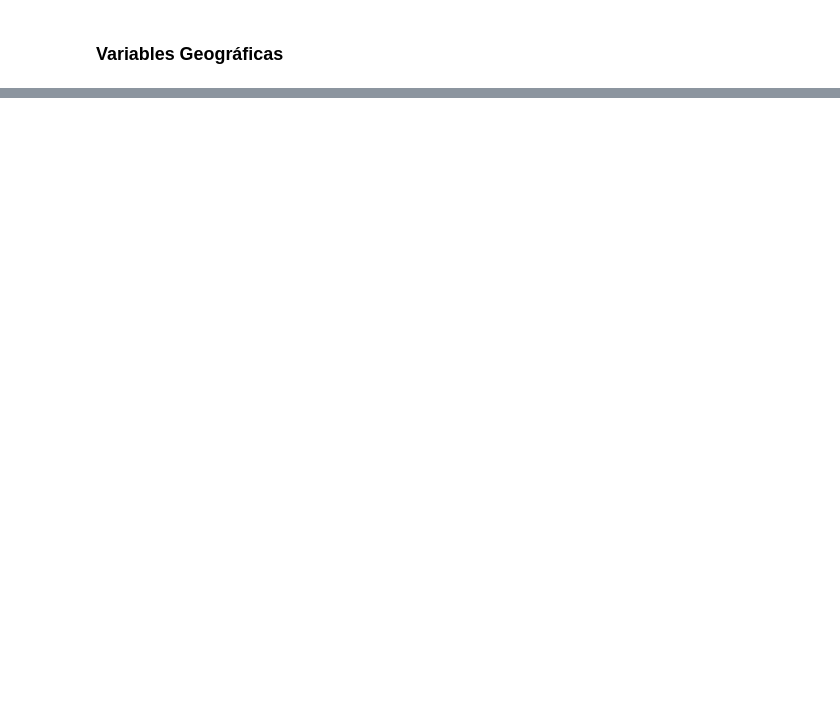
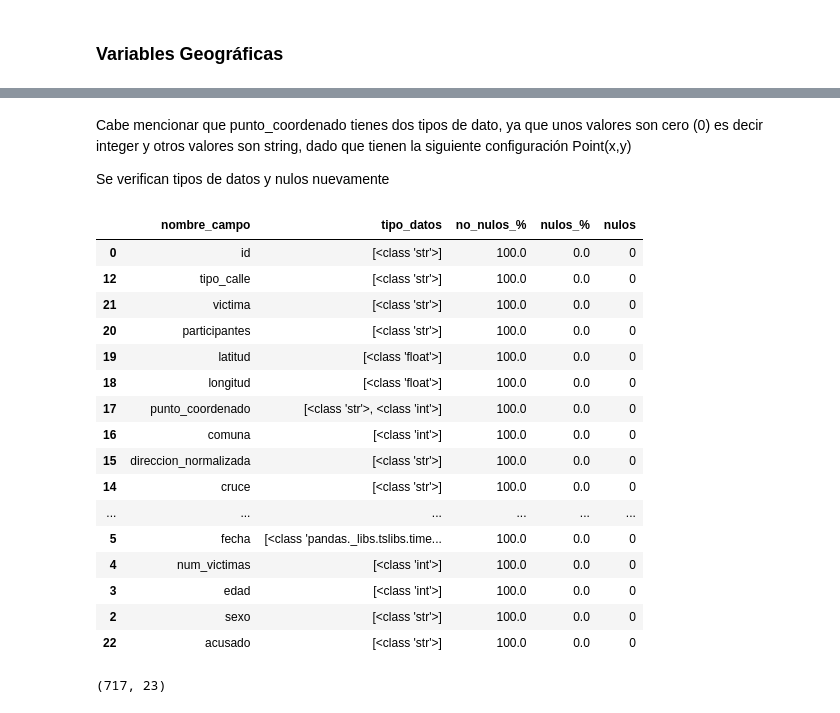
Before and after one commit to Ivan2125/Data-Analytics-Siniestros-Viales, a Jupyter notebook: 01-eda.ipynb, the cells around one changed output, grey strips where cells are left out. Drawn from its saved outputs; the diff is of its cells as text; code cells hidden in the pictures; blank space fills up the shorter version.

```diff
--- a/01-eda.ipynb
+++ b/01-eda.ipynb
@@ -395,0 +706,34 @@ hechos[hechos["id"].isin(["2017-0108", "2020-0063"])]
+# %%
+# Se modifica el tipo de dato para latitud y longitud, dejándolos como tipo float
+
+homicidios["latitud"] = homicidios["latitud"].astype(float)
+homicidios["longitud"] = homicidios["longitud"].astype(float)
+# %% [markdown]
+Cabe mencionar que punto_coordenado tienes dos tipos de dato, ya que unos valores son cero (0) es decir integer y otros valores son string, dado que tienen la siguiente configuración Point(x,y)
+
+Se verifican tipos de datos y nulos nuevamente
+# %%
+utils.verificar_tipo_datos_y_nulos(homicidios)
+# %% [output]
+|  | nombre_campo | tipo_datos | no_nulos_% | nulos_% | nulos |
+| 0 | id | [<class 'str'>] | 100.0 | 0.0 | 0 |
+| 12 | tipo_calle | [<class 'str'>] | 100.0 | 0.0 | 0 |
+| 21 | victima | [<class 'str'>] | 100.0 | 0.0 | 0 |
+| 20 | participantes | [<class 'str'>] | 100.0 | 0.0 | 0 |
+| 19 | latitud | [<class 'float'>] | 100.0 | 0.0 | 0 |
+| 18 | longitud | [<class 'float'>] | 100.0 | 0.0 | 0 |
+| 17 | punto_coordenado | [<class 'str'>, <class 'int'>] | 100.0 | 0.0 | 0 |
+| 16 | comuna | [<class 'int'>] | 100.0 | 0.0 | 0 |
+| 15 | direccion_normalizada | [<class 'str'>] | 100.0 | 0.0 | 0 |
+| 14 | cruce | [<class 'str'>] | 100.0 | 0.0 | 0 |
+| ... | ... | ... | ... | ... | ... |
+| 5 | fecha | [<class 'pandas._libs.tslibs.time... | 100.0 | 0.0 | 0 |
+| 4 | num_victimas | [<class 'int'>] | 100.0 | 0.0 | 0 |
+| 3 | edad | [<class 'int'>] | 100.0 | 0.0 | 0 |
+| 2 | sexo | [<class 'str'>] | 100.0 | 0.0 | 0 |
+| 22 | acusado | [<class 'str'>] | 100.0 | 0.0 | 0 |
+# %%
+# Observamos el tamaño
+homicidios.shape
+# %% [output]
+(717, 23)
```
Also changed, not shown: parts of 58 cells of this notebook.
